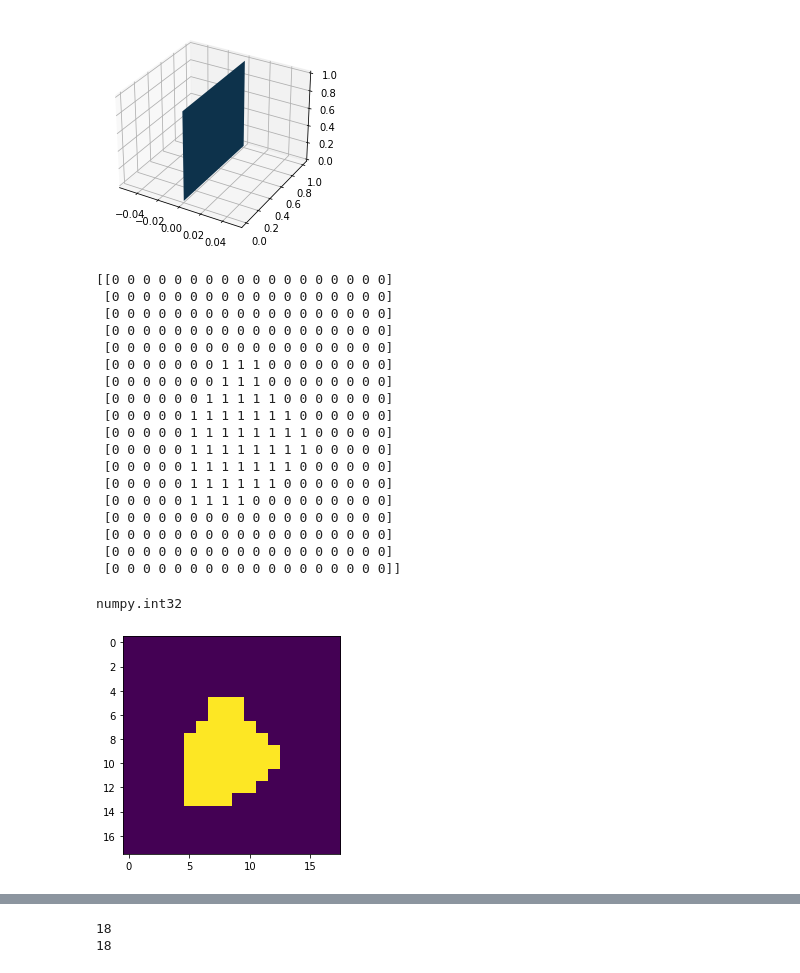
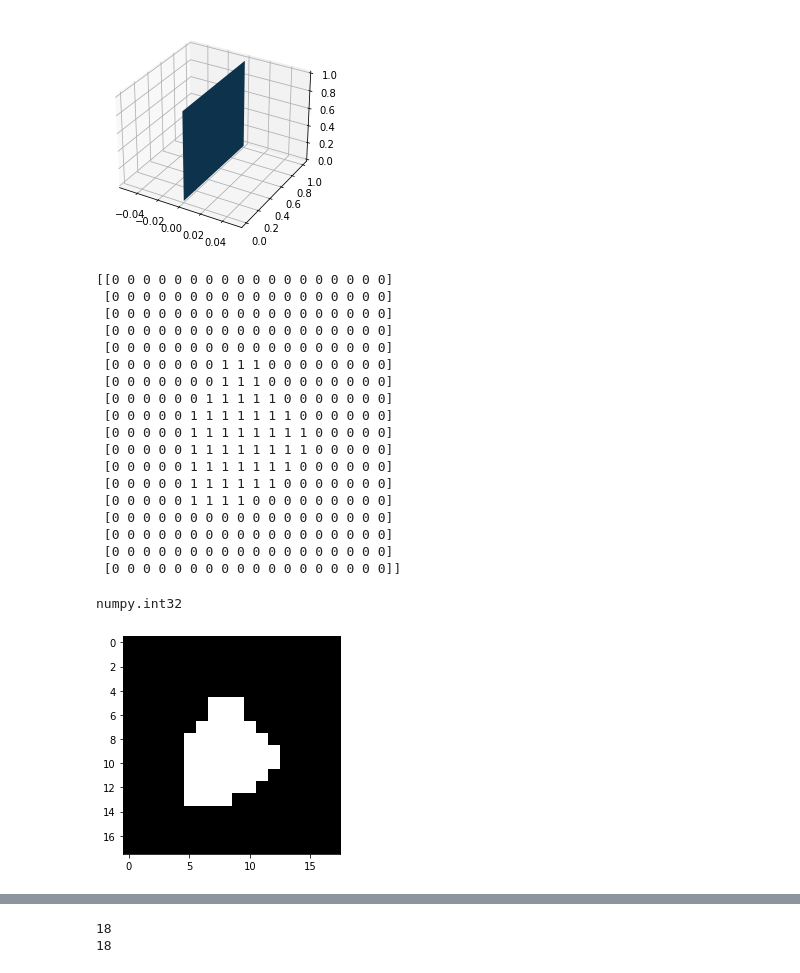
Before and after one commit to mestermarc/Orvosi-kepfeldolgozas, a Jupyter notebook: Programs/internal_segment/slices.ipynb, the cells around one changed output, grey strips where cells are left out. Saved outputs shown, nothing was run; the diff lists cells and outputs as text; code cells hidden in the pictures.

```diff
--- a/Programs/internal_segment/slices.ipynb
+++ b/Programs/internal_segment/slices.ipynb
@@ -44,30 +44,30 @@ plt.show()
 # %% [output]
 [figure]
 # %%
-plt.imshow(slices)
+plt.imshow(slices, cmap="bone")
 print(slices)
 type(slices[0][0])
 # %% [output]
 [[0 0 0 0 0 0 0 0 0 0 0 0 0 0 0 0 0 0]
  [0 0 0 0 0 0 0 0 0 0 0 0 0 0 0 0 0 0]
  [0 0 0 0 0 0 0 0 0 0 0 0 0 0 0 0 0 0]
  [0 0 0 0 0 0 0 0 0 0 0 0 0 0 0 0 0 0]
  [0 0 0 0 0 0 0 0 0 0 0 0 0 0 0 0 0 0]
  [0 0 0 0 0 0 0 1 1 1 0 0 0 0 0 0 0 0]
  [0 0 0 0 0 0 0 1 1 1 0 0 0 0 0 0 0 0]
  [0 0 0 0 0 0 1 1 1 1 1 0 0 0 0 0 0 0]
  [0 0 0 0 0 1 1 1 1 1 1 1 0 0 0 0 0 0]
  [0 0 0 0 0 1 1 1 1 1 1 1 1 0 0 0 0 0]
  [0 0 0 0 0 1 1 1 1 1 1 1 1 0 0 0 0 0]
  [0 0 0 0 0 1 1 1 1 1 1 1 0 0 0 0 0 0]
  [0 0 0 0 0 1 1 1 1 1 1 0 0 0 0 0 0 0]
  [0 0 0 0 0 1 1 1 1 0 0 0 0 0 0 0 0 0]
  [0 0 0 0 0 0 0 0 0 0 0 0 0 0 0 0 0 0]
  [0 0 0 0 0 0 0 0 0 0 0 0 0 0 0 0 0 0]
  [0 0 0 0 0 0 0 0 0 0 0 0 0 0 0 0 0 0]
  [0 0 0 0 0 0 0 0 0 0 0 0 0 0 0 0 0 0]]
 numpy.int32
-[figure, old version]
+[figure, new version]
 # %%
 edge_detection = []
 first = False
```
Also changed, not shown: parts of 1 cell of this notebook, 4 other files.
